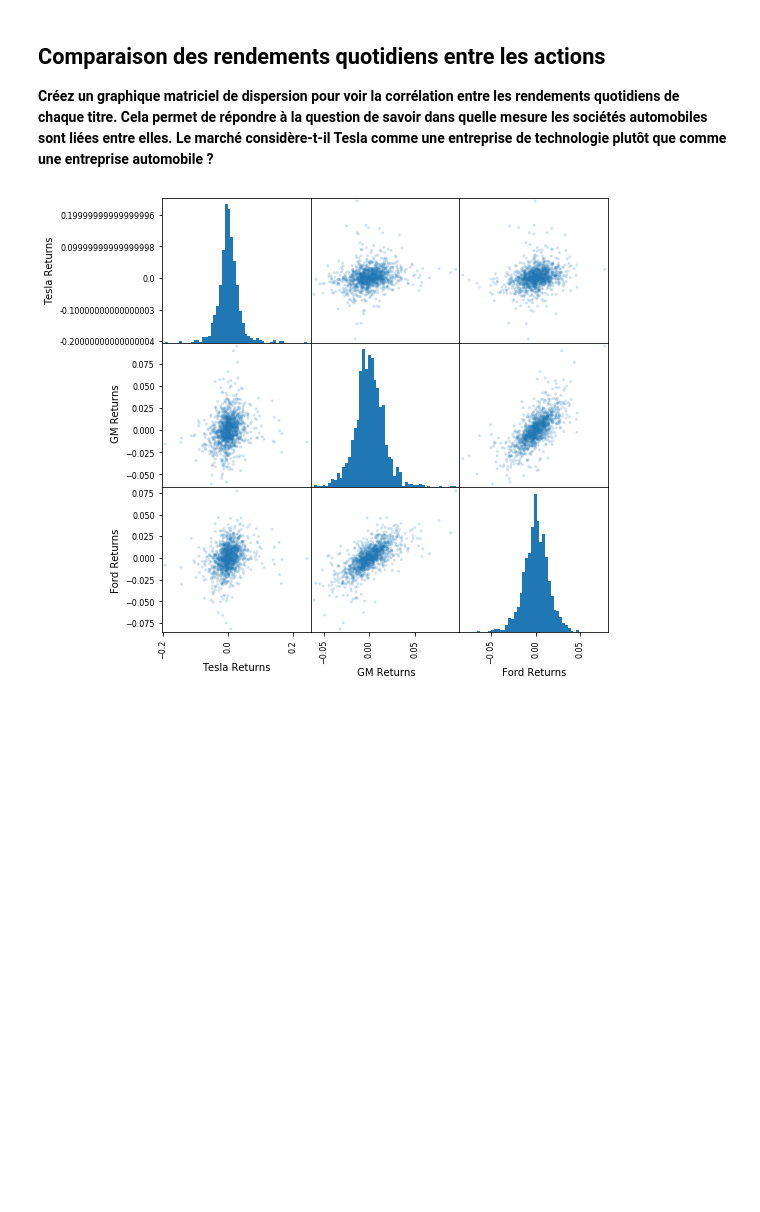
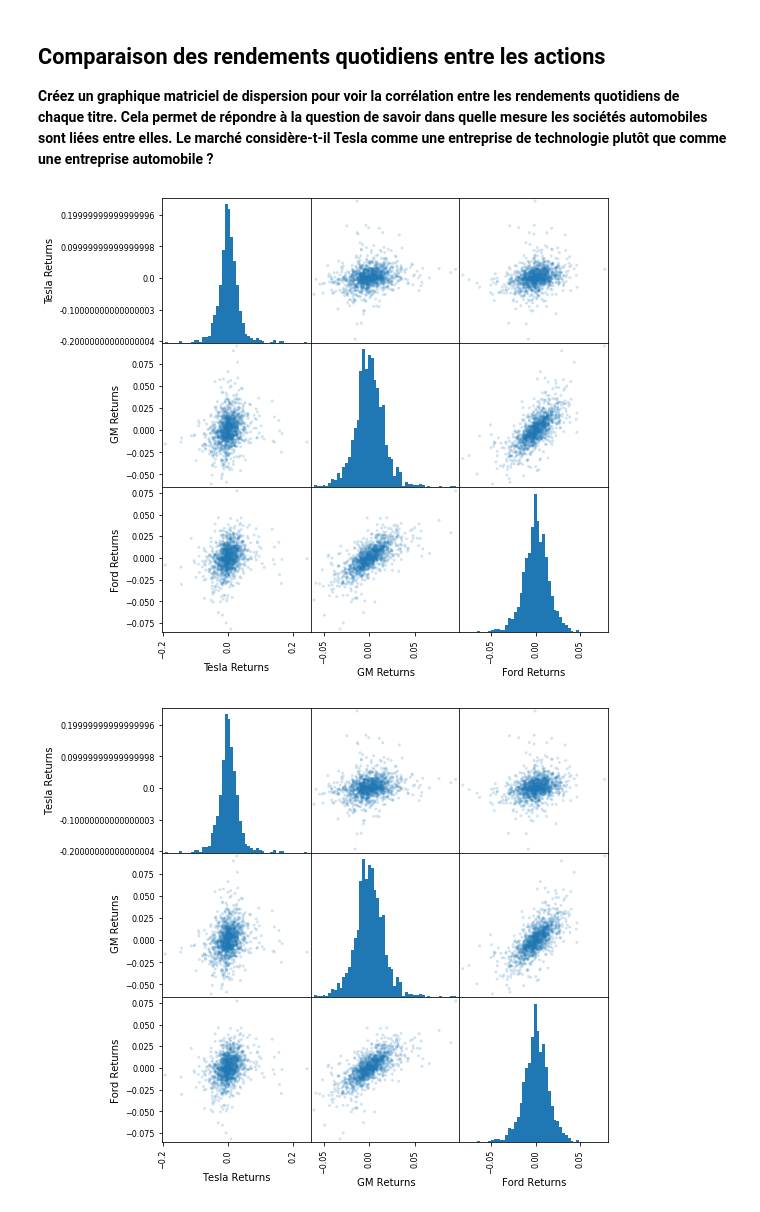
Before and after one commit to AdnenMess/Financial_Analysis, a Jupyter notebook: 07-Stock_Market_Analysis/Projet Analyse Boursière.ipynb, the cells around one changed output. Cells and saved outputs as stored; diff of their text form; code cells hidden in the pictures; blank space fills up the shorter version.

```diff
--- a/07-Stock_Market_Analysis/Projet Analyse Boursière.ipynb
+++ b/07-Stock_Market_Analysis/Projet Analyse Boursière.ipynb
@@ -432,6 +432,10 @@ box_df.plot(kind='box',figsize=(8,11),colormap='jet');
 ## Comparaison des rendements quotidiens entre les actions
 
 **Créez un graphique matriciel de dispersion pour voir la corrélation entre les rendements quotidiens de chaque titre. Cela permet de répondre à la question de savoir dans quelle mesure les sociétés automobiles sont liées entre elles. Le marché considère-t-il Tesla comme une entreprise de technologie plutôt que comme une entreprise automobile ?**
+# %%
+scatter_matrix(box_df, alpha=0.2,figsize=(8,8),hist_kwds={'bins':50});
+# %% [output]
+[figure, added]
 # %%
 # %% [output]
 [figure]
```
Also changed, not shown: parts of 8 cells of this notebook.
